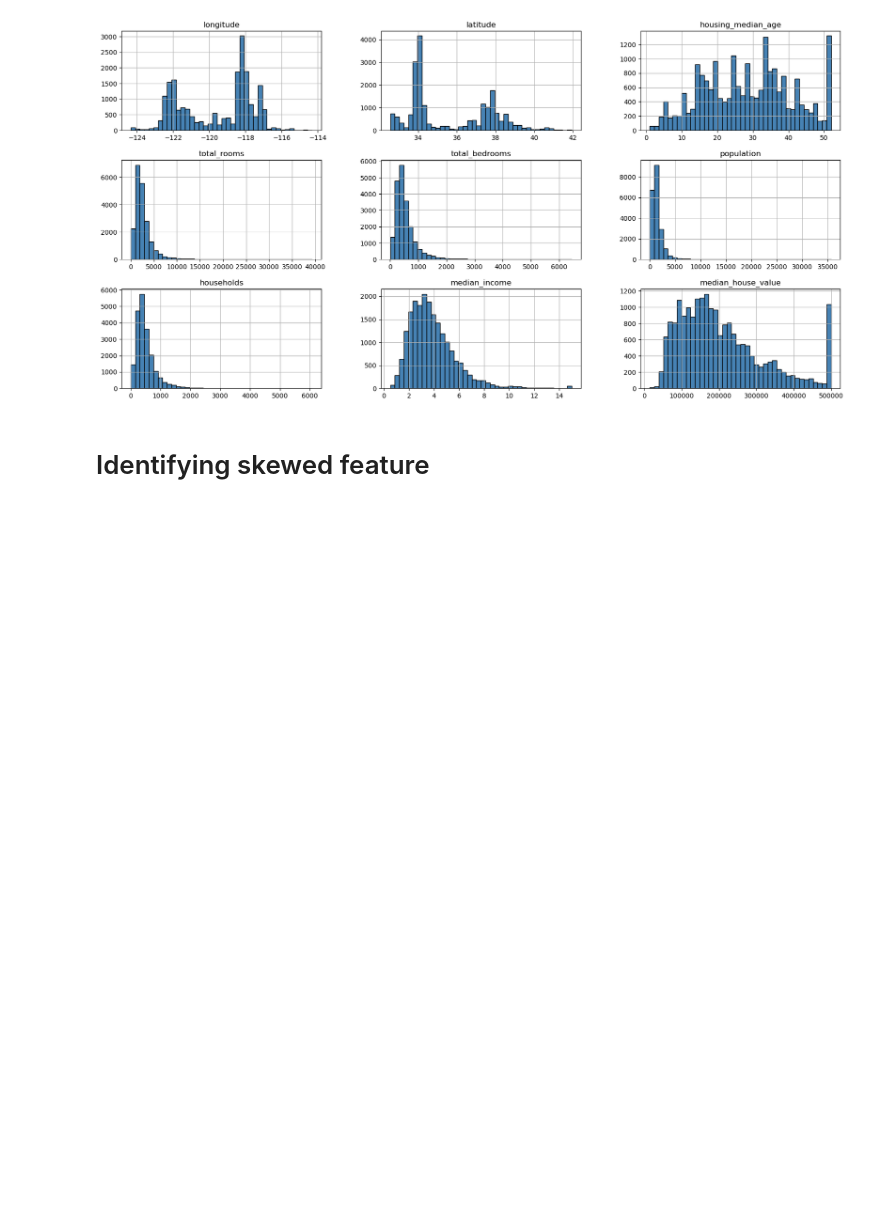
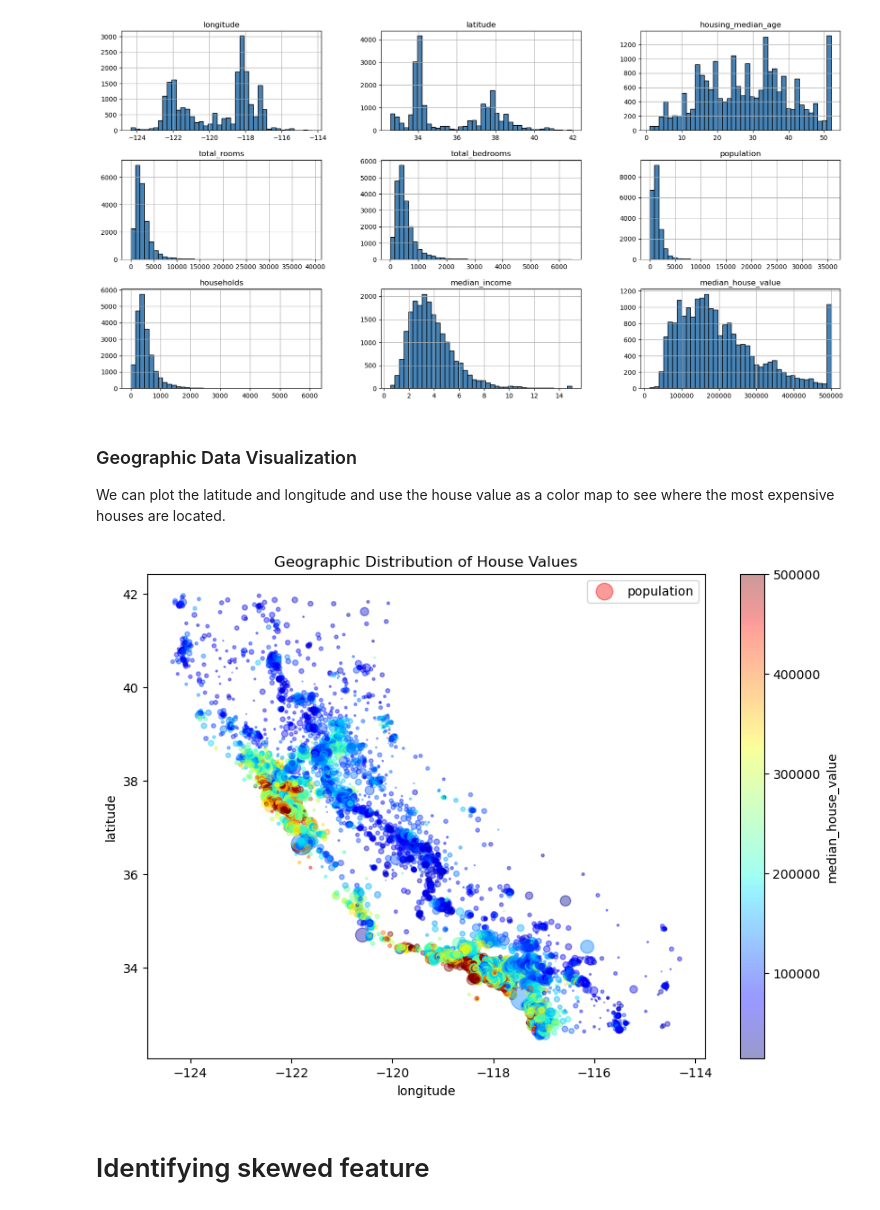
Before and after one commit to sachinaryal035/EDA_of_California_housing, a Jupyter notebook: EDA_of_California_Housing.ipynb, the cells around one changed output. Saved outputs shown, nothing was run; the diff lists cells and outputs as text; code cells hidden in the pictures; blank space fills up the shorter version.

Commit message:
Update EDA_of_California_Housing.ipynb
Added Geographic Data Visualization, Identified skewed features and Transform skewed features

```diff
--- a/EDA_of_California_Housing.ipynb
+++ b/EDA_of_California_Housing.ipynb
@@ -161,6 +161,19 @@ df_filled.hist(bins=40,color='steelblue',figsize=(20,10), edgecolor='black')
 plt.show()
 # %% [output]
 [figure]
+# %% [markdown]
+### Geographic Data Visualization
+We can plot the latitude and longitude and use the house value as a color map to see where the most expensive houses are located.
+# %%
+df_filled.plot(kind='scatter', x='longitude', y='latitude', alpha=0.4,
+             s=df_filled['population']/100, label='population', figsize=(10,7),
+             c='median_house_value', cmap=plt.get_cmap('jet'), colorbar=True,
+             sharex=False)
+plt.title('Geographic Distribution of House Values')
+plt.legend()
+plt.show()
+# %% [output]
+[figure, added]
 # %% [markdown]
 # Identifying skewed feature
 # %%
```
Also changed, not shown: parts of 4 cells of this notebook.
